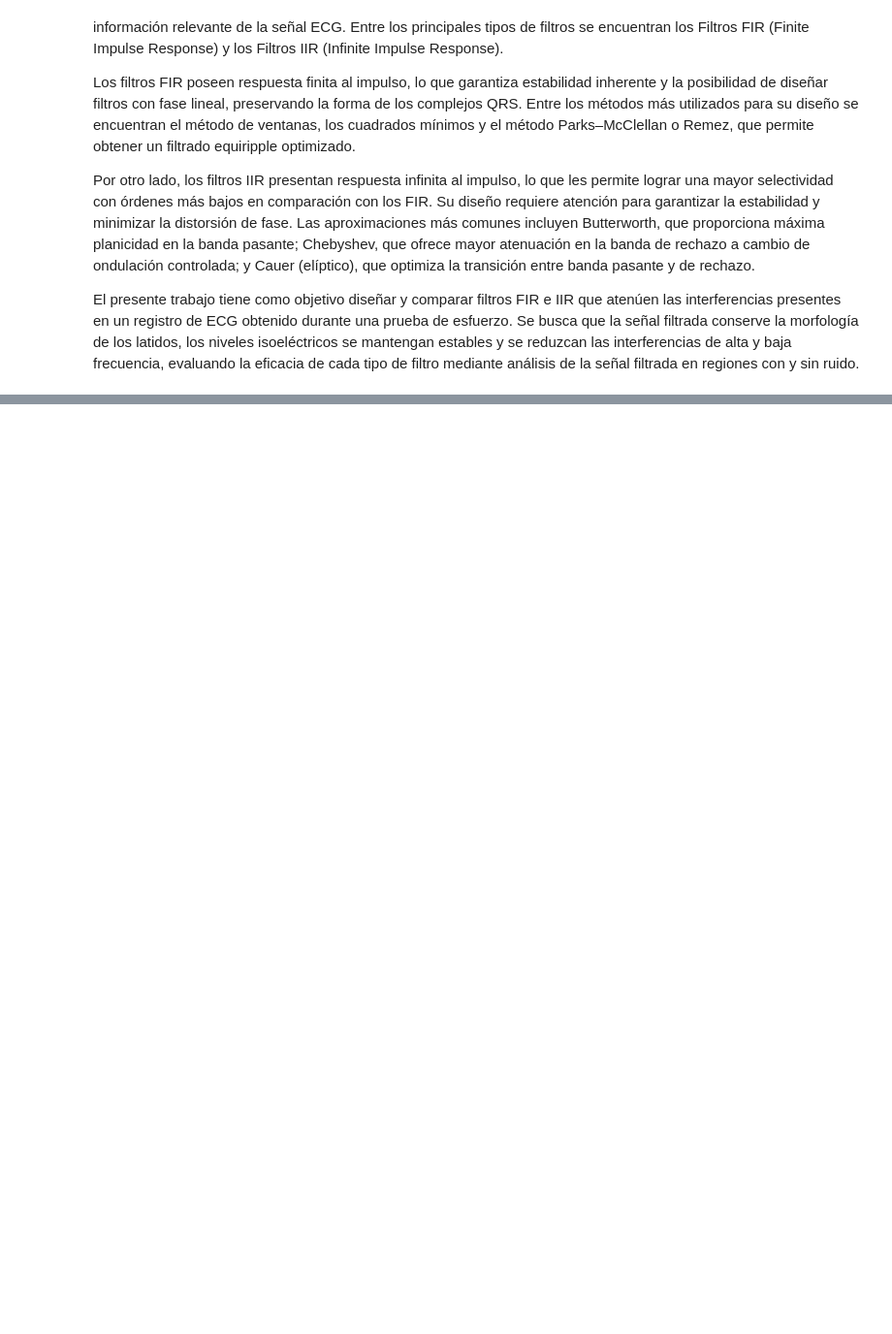
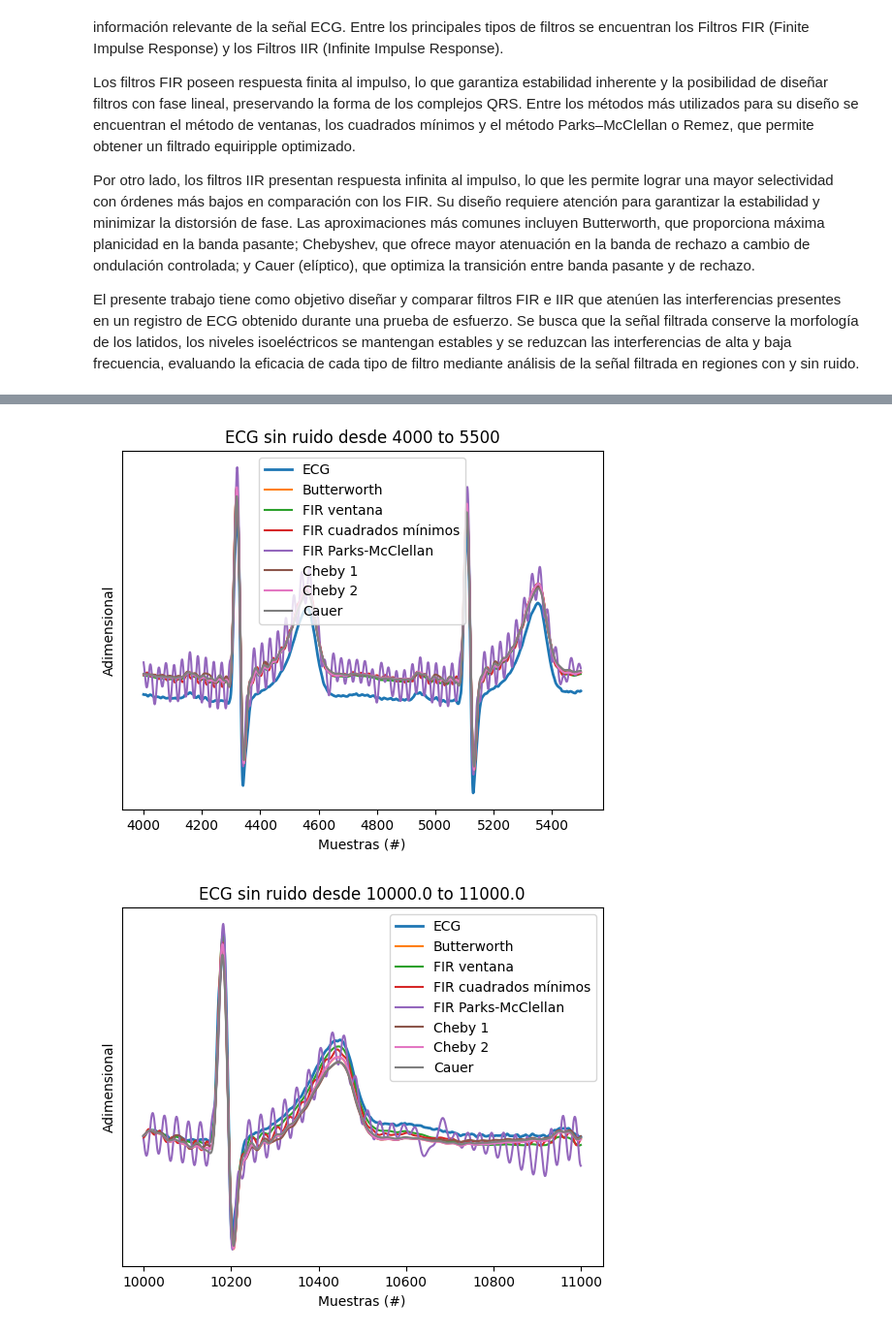
Before and after one commit to aguspaolini/aps-Paolini-Rosso, a Jupyter notebook: TS8/TS8 - Paolini y Poric.ipynb, the cells around one changed output, grey strips where cells are left out. Shown at 97% size. Cells and saved outputs as stored; diff of their text form; code cells hidden in the pictures; blank space fills up the shorter version.

```diff
--- a/TS8/TS8 - Paolini y Poric.ipynb
+++ b/TS8/TS8 - Paolini y Poric.ipynb
@@ -34,0 +325,37 @@ El presente trabajo tiene como objetivo diseñar y comparar filtros FIR e IIR qu
+# %%
+###################################
+# Regiones de interés sin ruido #
+###################################
+
+regs_interes = (
+        [4000, 5500], # muestras
+        [10e3, 11e3], # muestras
+        )
+
+for ii in regs_interes:
+
+    # intervalo limitado de 0 a cant_muestras
+    zoom_region = np.arange(np.max([0, ii[0]]), np.min([cant_muestras, ii[1]]), dtype='uint')
+
+    plt.figure()
+    plt.plot(zoom_region, ecg_one_lead[zoom_region], label='ECG', linewidth=2)
+    plt.plot(zoom_region, ecg_filt_butter[zoom_region], label='Butterworth')
+    plt.plot(zoom_region, ecg_filt_win[zoom_region + retardo_win], label='FIR ventana')
+    plt.plot(zoom_region, ecg_filt_ls[zoom_region + retardo_ls], label='FIR cuadrados mínimos')
+    plt.plot(zoom_region, ecg_filt_rem[zoom_region + retardo_rem], label='FIR Parks-McClellan')
+    plt.plot(zoom_region, ecg_filt_cheby1[zoom_region], label='Cheby 1')
+    plt.plot(zoom_region, ecg_filt_cheby2[zoom_region], label='Cheby 2')
+    plt.plot(zoom_region, ecg_filt_cauer[zoom_region], label='Cauer')
+
+    plt.title('ECG sin ruido desde ' + str(ii[0]) + ' to ' + str(ii[1]) )
+    plt.ylabel('Adimensional')
+    plt.xlabel('Muestras (#)')
+
+    axes_hdl = plt.gca()
+    axes_hdl.legend()
+    axes_hdl.set_yticks(())
+
+    plt.show()
+# %% [output]
+[figure, added]
+[figure, added]
```
Also changed, not shown: parts of 13 cells of this notebook.
